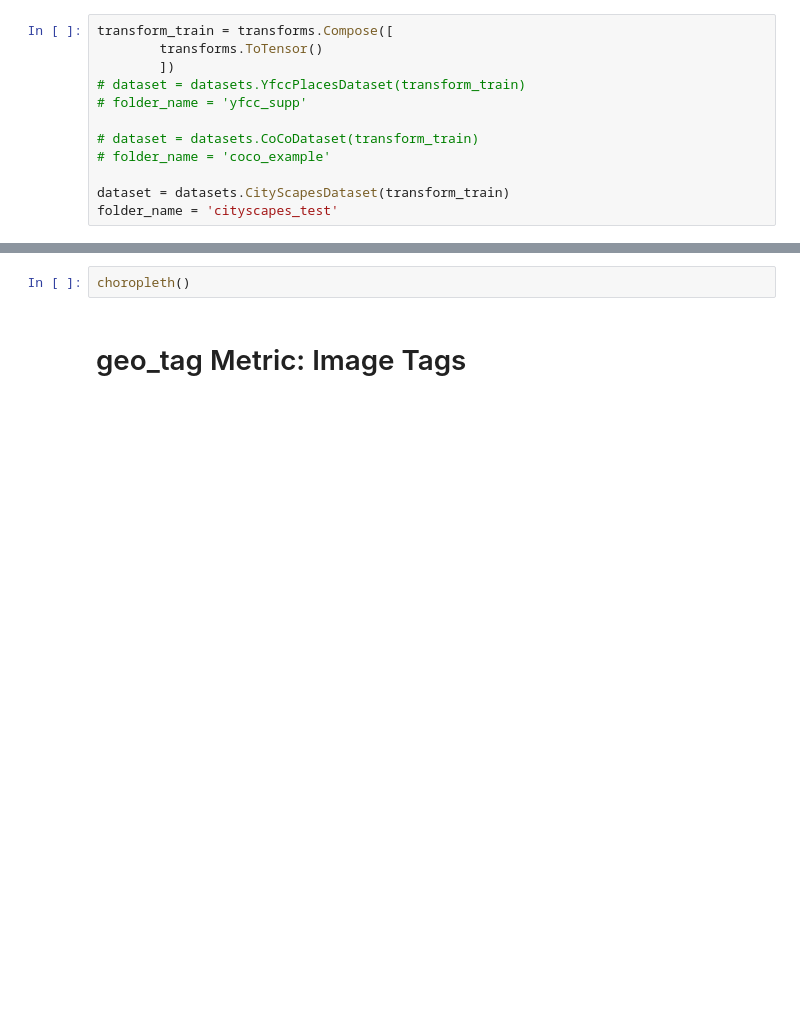
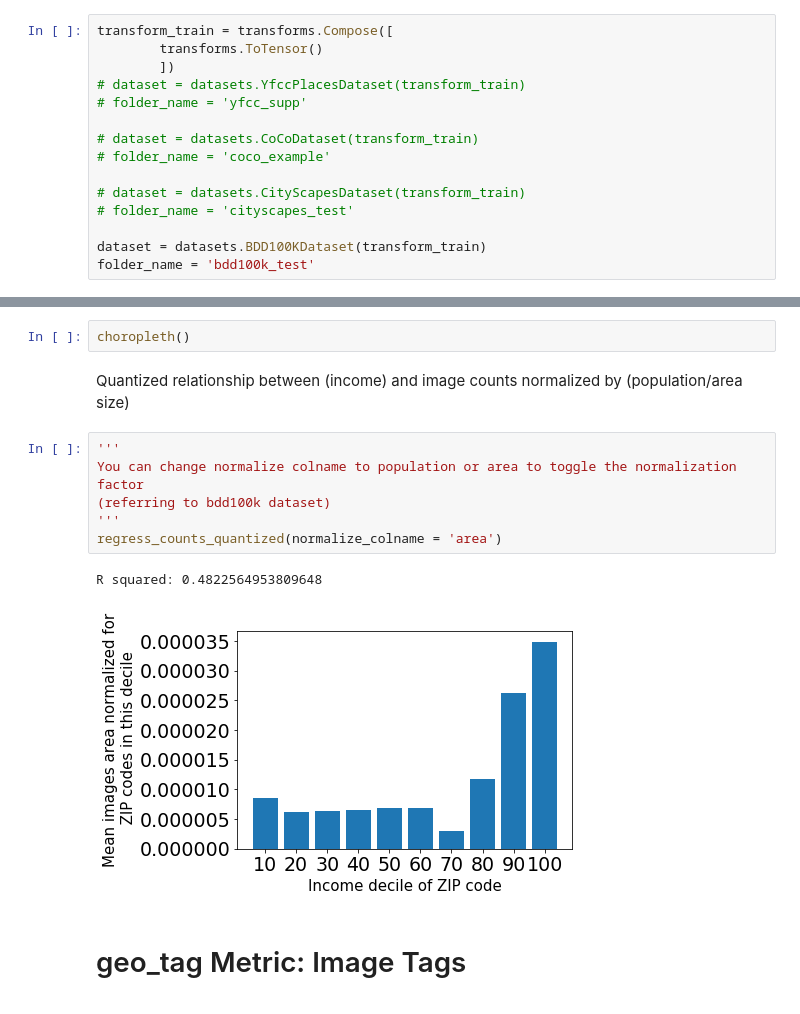
Before and after one commit to princetonvisualai/revise-tool, a Jupyter notebook: analysis_notebooks/Geography Analysis.ipynb, the cells around one changed output, grey strips where cells are left out. Saved outputs shown, nothing was run; the diff lists cells and outputs as text; blank space fills up the shorter version.

Commit message:
add import and checked new figures are working

```diff
--- a/analysis_notebooks/Geography Analysis.ipynb
+++ b/analysis_notebooks/Geography Analysis.ipynb
@@ -198,5 +203,8 @@ transform_train = transforms.Compose([
 # dataset = datasets.CoCoDataset(transform_train)
 # folder_name = 'coco_example'
 
-dataset = datasets.CityScapesDataset(transform_train)
-folder_name = 'cityscapes_test'
+# dataset = datasets.CityScapesDataset(transform_train)
+# folder_name = 'cityscapes_test'
+
+dataset = datasets.BDD100KDataset(transform_train)
+folder_name = 'bdd100k_test'
@@ -531,6 +596,17 @@ country_map_population()
 Choropleth visualization with custom data input
 # %%
 choropleth()
+# %% [markdown]
+Quantized relationship between (income) and image counts normalized by (population/area size)
+# %%
+'''
+You can change normalize colname to population or area to toggle the normalization factor
+(referring to bdd100k dataset)
+'''
+regress_counts_quantized(normalize_colname = 'area')
+# %% [output]
+R squared: 0.4822564953809648
+[figure, added]
 # %% [markdown]
 # geo_tag Metric: Image Tags
 <a id="geo_tag"></a>
```
Also changed, not shown: parts of 8 cells of this notebook.
